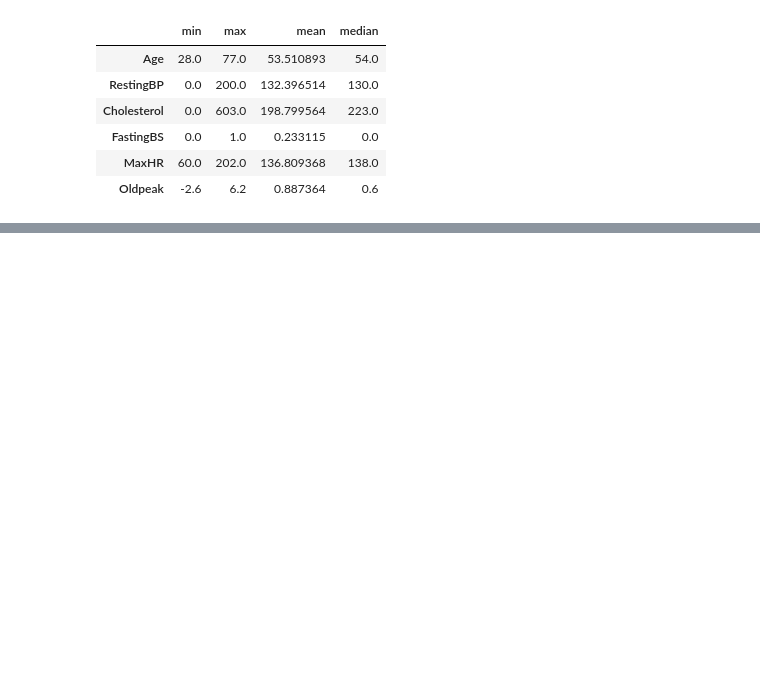
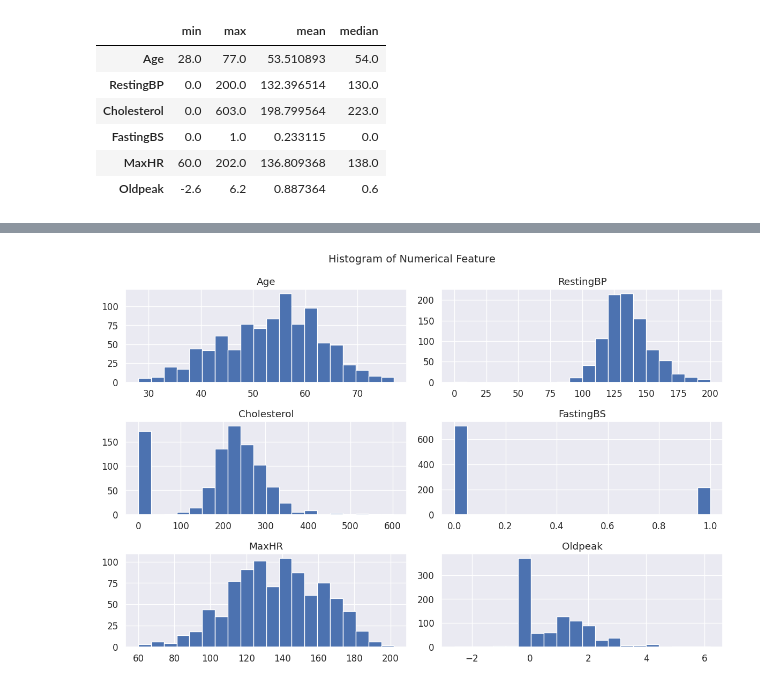
Before and after one commit to SheikhNazmul/ML-project-for-Heart-Failure-Prediction-Data, a Jupyter notebook: Model_train_Heart_deasis.ipynb, the cells around one changed output, grey strips where cells are left out. Saved outputs shown, nothing was run; the diff lists cells and outputs as text; code cells hidden in the pictures; blank space fills up the shorter version.

```diff
--- a/Model_train_Heart_deasis.ipynb
+++ b/Model_train_Heart_deasis.ipynb
@@ -123,0 +167,8 @@ df[numeric_cols].agg(['min','max','mean','median']).T
+# %%
+df[numeric_cols].hist(bins=20,figsize=(12,8))
+
+plt.suptitle('Histogram of Numerical Feature',fontsize =14)
+plt.tight_layout()
+plt.show()
+# %% [output]
+[figure, added]
```
Also changed, not shown: parts of 15 cells of this notebook.
